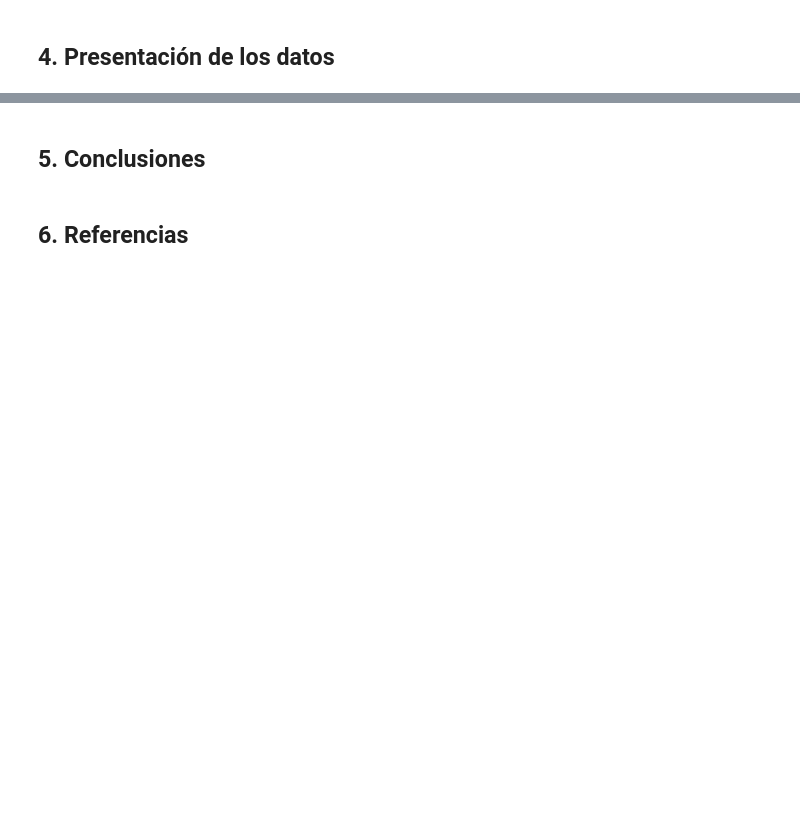
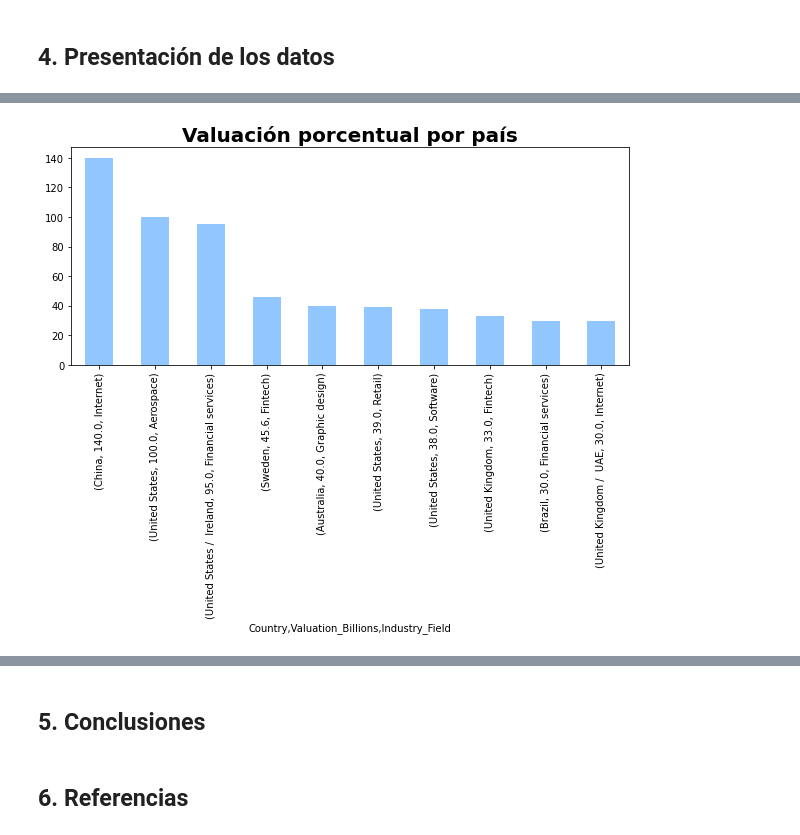
Before and after one commit to Franblar/Proyecto-Final---Startups, a Jupyter notebook: Análisis de datos - Startups.ipynb, the cells around one changed output, grey strips where cells are left out. Drawn from its saved outputs; the diff is of its cells as text; code cells hidden in the pictures; blank space fills up the shorter version.

```diff
--- a/Análisis de datos - Startups.ipynb
+++ b/Análisis de datos - Startups.ipynb
@@ -117,0 +276,12 @@ Para cerrar la seccion se pone una breve descripcion de lo que encontramos en lo
+# %%
+#crear nuevo dataframe?
+
+country_valuation = clean_df.groupby(['Country', 'Valuation_Billions', 'Industry_Field'])['Valuation_Billions'].sum().sort_values(ascending = False).head(10)
+
+#country_valuation
+# %%
+country_valuation_plot = country_valuation.plot.bar(figsize=(10,4));
+
+plt.title('Valuación porcentual por país', fontdict = {'fontsize':20, 'fontweight':'bold'});
+# %% [output]
+[figure, added]
```
Also changed, not shown: parts of 26 cells of this notebook.
